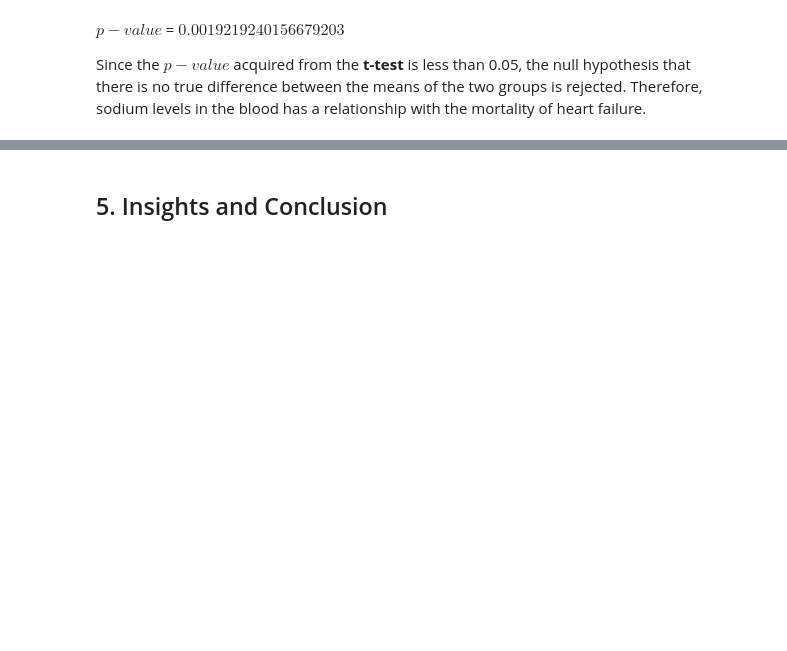
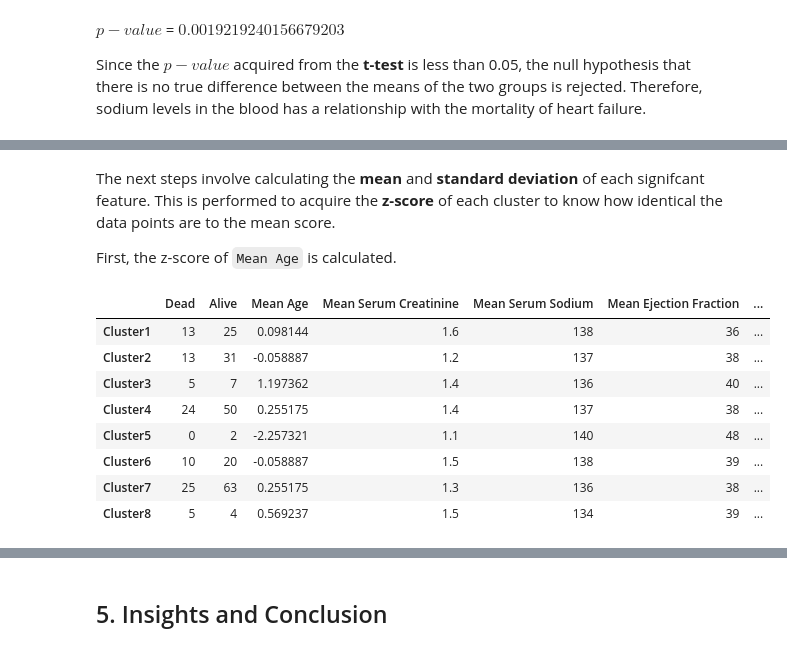
Before and after one commit to Skentir/CSMODEL, a Jupyter notebook: Data Analysis of Heart Failure Patients.ipynb, the cells around one changed output, grey strips where cells are left out. Saved outputs shown, nothing was run; the diff lists cells and outputs as text; code cells hidden in the pictures; blank space fills up the shorter version.

```diff
--- a/Data Analysis of Heart Failure Patients.ipynb
+++ b/Data Analysis of Heart Failure Patients.ipynb
@@ -1970,0 +2034,18 @@ Since the $p-value$ acquired from the **t-test** is less than 0.05, the null hyp
+# %% [markdown]
+The next steps involve calculating the **mean** and **standard deviation** of each signifcant feature. This is performed to acquire the **z-score** of each cluster to know how identical the data points are to the mean score.
+
+First, the z-score of `Mean Age` is calculated.
+# %%
+age = sig_deaths.agg({'Mean Age': ['mean', 'std']})
+sig_deaths.loc[:, 'Mean Age'] = sig_deaths['Mean Age'].apply(lambda x: (x - age.iloc[0]) / age.iloc[1])
+sig_deaths
+# %% [output]
+|  | Dead | Alive | Mean Age | Mean Serum Creatinine | Mean Serum Sodium | Mean Ejection Fraction | ... |
+| Cluster1 | 13 | 25 | 0.098144 | 1.6 | 138 | 36 | ... |
+| Cluster2 | 13 | 31 | -0.058887 | 1.2 | 137 | 38 | ... |
+| Cluster3 | 5 | 7 | 1.197362 | 1.4 | 136 | 40 | ... |
+| Cluster4 | 24 | 50 | 0.255175 | 1.4 | 137 | 38 | ... |
+| Cluster5 | 0 | 2 | -2.257321 | 1.1 | 140 | 48 | ... |
+| Cluster6 | 10 | 20 | -0.058887 | 1.5 | 138 | 39 | ... |
+| Cluster7 | 25 | 63 | 0.255175 | 1.3 | 136 | 38 | ... |
+| Cluster8 | 5 | 4 | 0.569237 | 1.5 | 134 | 39 | ... |
```
Also changed, not shown: parts of 121 cells of this notebook.
